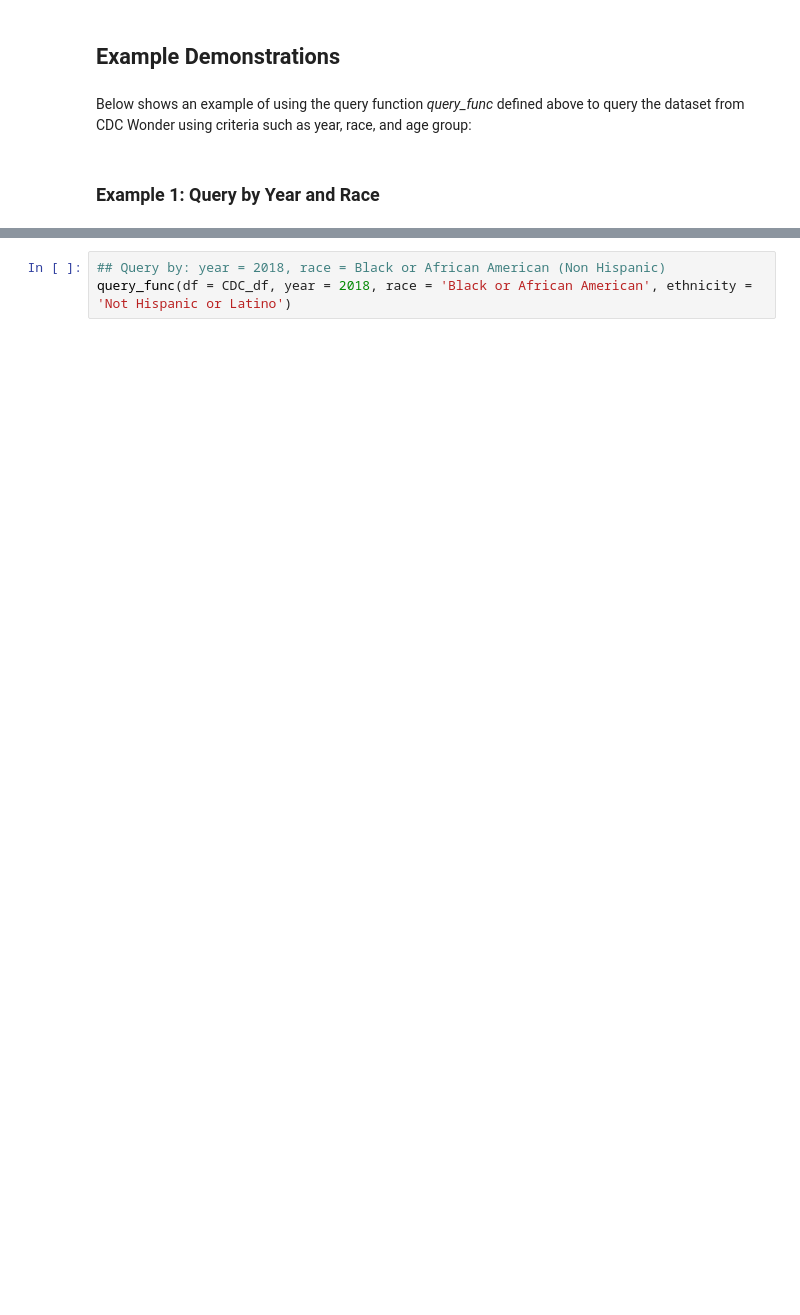
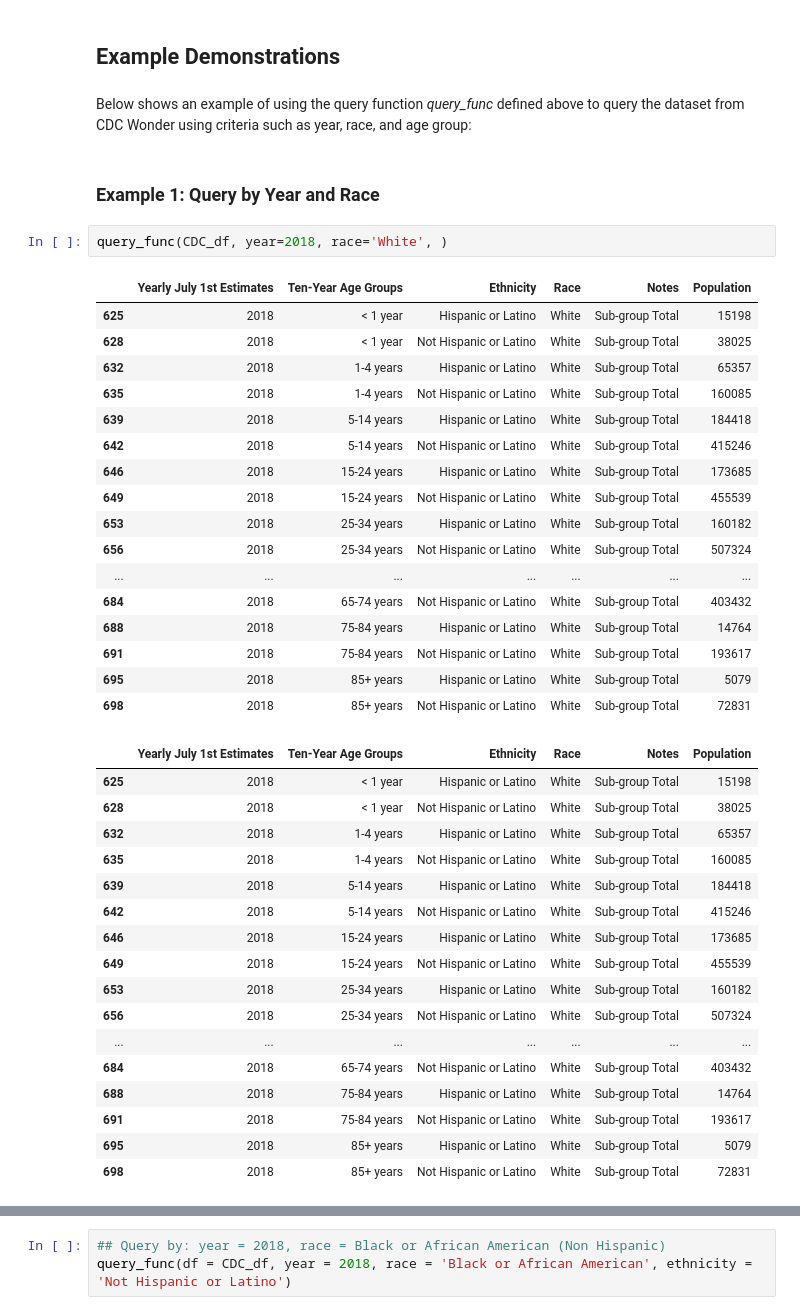
Before and after one commit to kwaiman/API_ACS_data_request, a Jupyter notebook: data_cross_validation_CDC_wonder.ipynb, the cells around one changed output, grey strips where cells are left out. Saved outputs shown, nothing was run; the diff lists cells and outputs as text; blank space fills up the shorter version.

```diff
--- a/data_cross_validation_CDC_wonder.ipynb
+++ b/data_cross_validation_CDC_wonder.ipynb
@@ -95,3 +115,40 @@ From the US Census Bureau data, the male population is 6,247,083 in the state of
 Below shows an example of using the query function *query_func* defined above to query the dataset from CDC Wonder using criteria such as year, race, and age group:
 # %% [markdown]
 ### Example 1: Query by Year and Race
+# %%
+query_func(CDC_df, year=2018, race='White', )
+# %% [output]
+|  | Yearly July 1st Estimates | Ten-Year Age Groups | Ethnicity | Race | Notes | Population |
+| 625 | 2018 | < 1 year | Hispanic or Latino | White | Sub-group Total | 15198 |
+| 628 | 2018 | < 1 year | Not Hispanic or Latino | White | Sub-group Total | 38025 |
+| 632 | 2018 | 1-4 years | Hispanic or Latino | White | Sub-group Total | 65357 |
+| 635 | 2018 | 1-4 years | Not Hispanic or Latino | White | Sub-group Total | 160085 |
+| 639 | 2018 | 5-14 years | Hispanic or Latino | White | Sub-group Total | 184418 |
+| 642 | 2018 | 5-14 years | Not Hispanic or Latino | White | Sub-group Total | 415246 |
+| 646 | 2018 | 15-24 years | Hispanic or Latino | White | Sub-group Total | 173685 |
+| 649 | 2018 | 15-24 years | Not Hispanic or Latino | White | Sub-group Total | 455539 |
+| 653 | 2018 | 25-34 years | Hispanic or Latino | White | Sub-group Total | 160182 |
+| 656 | 2018 | 25-34 years | Not Hispanic or Latino | White | Sub-group Total | 507324 |
+| ... | ... | ... | ... | ... | ... | ... |
+| 684 | 2018 | 65-74 years | Not Hispanic or Latino | White | Sub-group Total | 403432 |
+| 688 | 2018 | 75-84 years | Hispanic or Latino | White | Sub-group Total | 14764 |
+| 691 | 2018 | 75-84 years | Not Hispanic or Latino | White | Sub-group Total | 193617 |
+| 695 | 2018 | 85+ years | Hispanic or Latino | White | Sub-group Total | 5079 |
+| 698 | 2018 | 85+ years | Not Hispanic or Latino | White | Sub-group Total | 72831 |
+|  | Yearly July 1st Estimates | Ten-Year Age Groups | Ethnicity | Race | Notes | Population |
+| 625 | 2018 | < 1 year | Hispanic or Latino | White | Sub-group Total | 15198 |
+| 628 | 2018 | < 1 year | Not Hispanic or Latino | White | Sub-group Total | 38025 |
+| 632 | 2018 | 1-4 years | Hispanic or Latino | White | Sub-group Total | 65357 |
+| 635 | 2018 | 1-4 years | Not Hispanic or Latino | White | Sub-group Total | 160085 |
+| 639 | 2018 | 5-14 years | Hispanic or Latino | White | Sub-group Total | 184418 |
+| 642 | 2018 | 5-14 years | Not Hispanic or Latino | White | Sub-group Total | 415246 |
+| 646 | 2018 | 15-24 years | Hispanic or Latino | White | Sub-group Total | 173685 |
+| 649 | 2018 | 15-24 years | Not Hispanic or Latino | White | Sub-group Total | 455539 |
+| 653 | 2018 | 25-34 years | Hispanic or Latino | White | Sub-group Total | 160182 |
+| 656 | 2018 | 25-34 years | Not Hispanic or Latino | White | Sub-group Total | 507324 |
+| ... | ... | ... | ... | ... | ... | ... |
+| 684 | 2018 | 65-74 years | Not Hispanic or Latino | White | Sub-group Total | 403432 |
+| 688 | 2018 | 75-84 years | Hispanic or Latino | White | Sub-group Total | 14764 |
+| 691 | 2018 | 75-84 years | Not Hispanic or Latino | White | Sub-group Total | 193617 |
+| 695 | 2018 | 85+ years | Hispanic or Latino | White | Sub-group Total | 5079 |
+| 698 | 2018 | 85+ years | Not Hispanic or Latino | White | Sub-group Total | 72831 |
```
Also changed, not shown: parts of 10 cells of this notebook, 2 other files.
